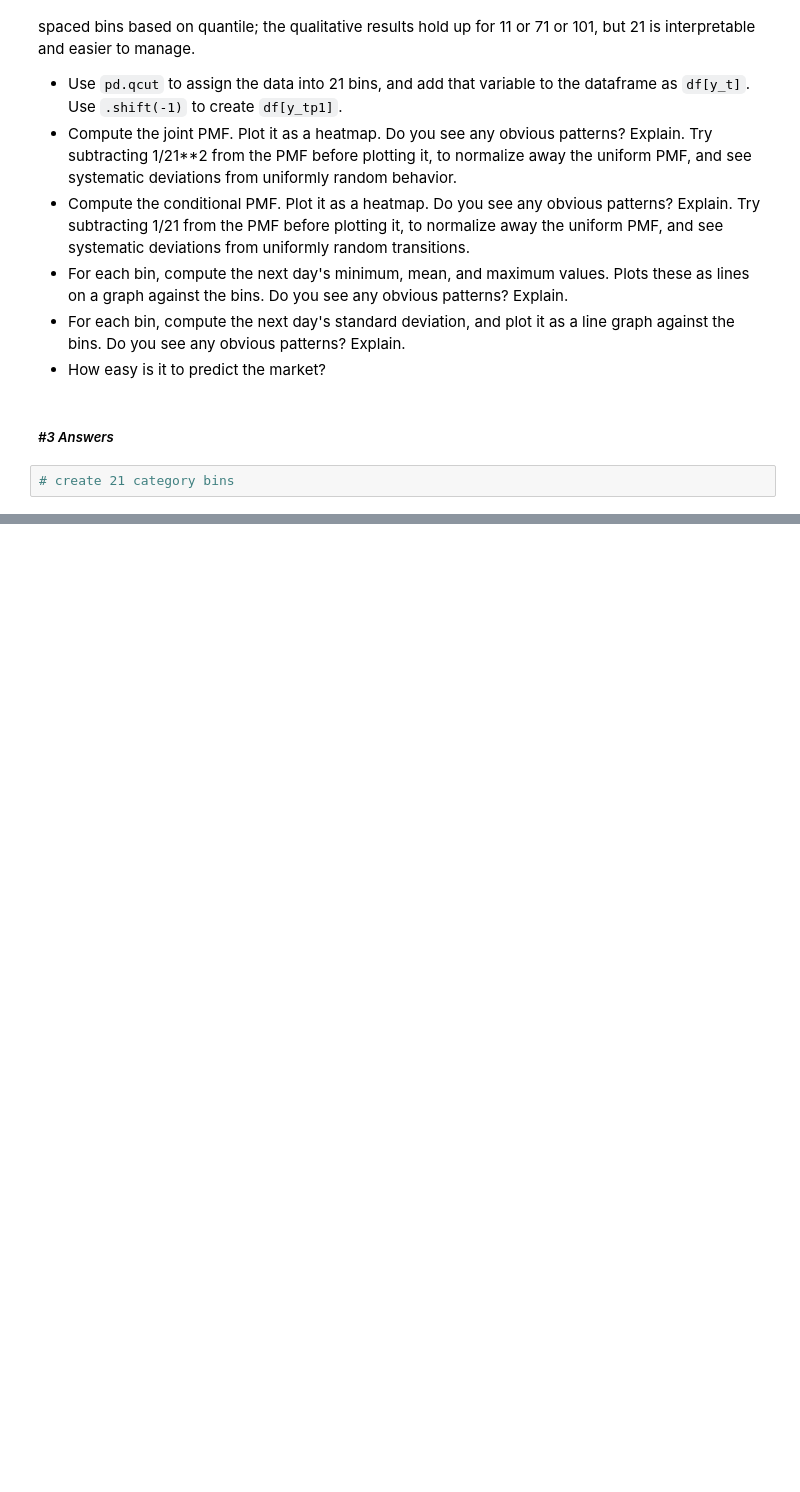
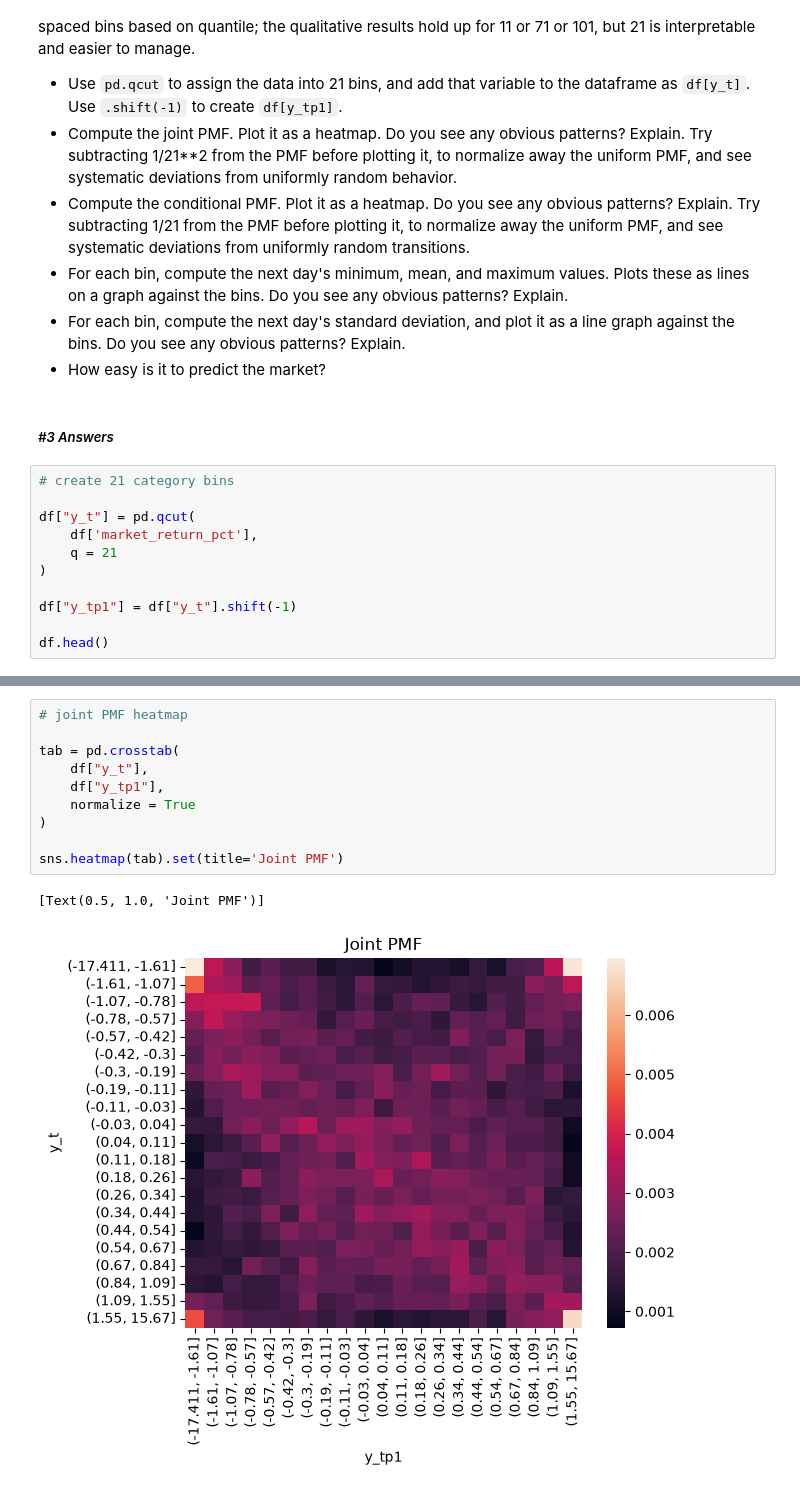
Before and after one commit to ae-phillips/uu_markov, a Jupyter notebook: lab_1/lab.ipynb, the cells around one changed output, grey strips where cells are left out. Saved outputs shown, nothing was run; the diff lists cells and outputs as text; blank space fills up the shorter version.

```diff
--- a/lab_1/lab.ipynb
+++ b/lab_1/lab.ipynb
@@ -260,3 +260,12 @@ The choice of five bins was arbitrary. For more realistic or complex models, we'
 ##### *#3 Answers*
 # %%
 # create 21 category bins
+
+df["y_t"] = pd.qcut(
+    df['market_return_pct'],
+    q = 21
+)
+
+df["y_tp1"] = df["y_t"].shift(-1)
+
+df.head()
@@ -262,0 +279,13 @@ The choice of five bins was arbitrary. For more realistic or complex models, we'
+# %%
+# joint PMF heatmap
+
+tab = pd.crosstab(
+    df["y_t"],
+    df["y_tp1"],
+    normalize = True
+)
+
+sns.heatmap(tab).set(title='Joint PMF')
+# %% [output]
+[Text(0.5, 1.0, 'Joint PMF')]
+[figure, added]
```
Also changed, not shown: parts of 10 cells of this notebook.
